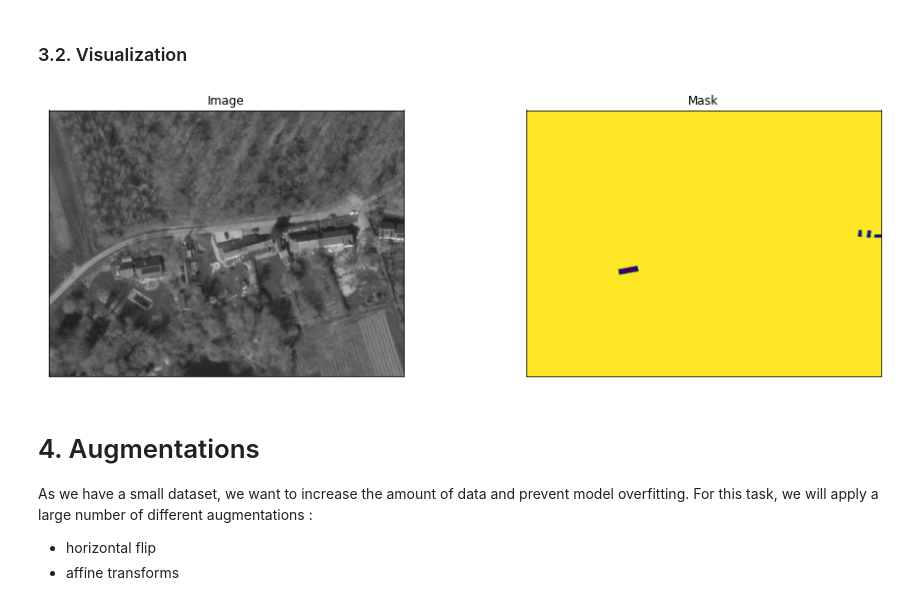
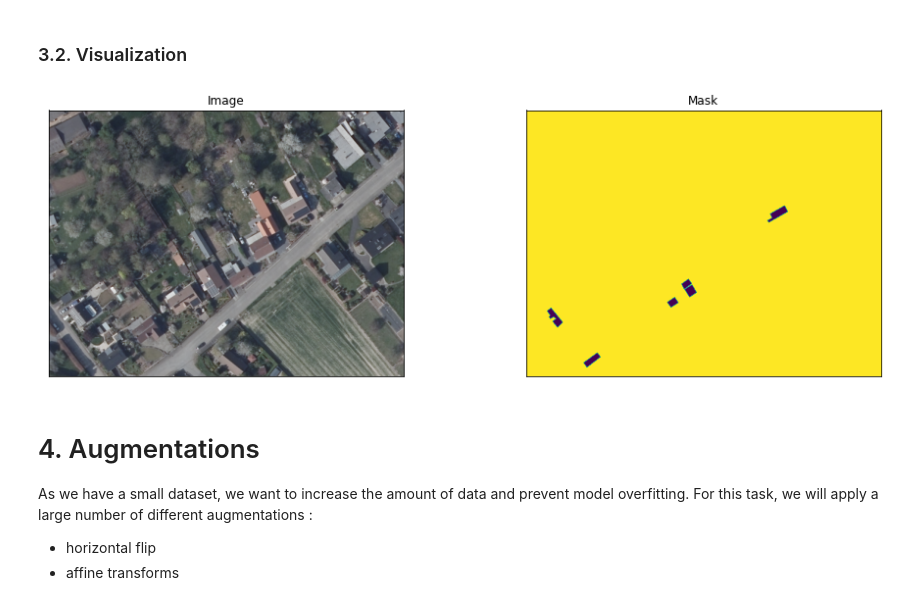
Before and after one commit to areisde/solar_panel_seg, a Jupyter notebook: Training.ipynb, the cells around one changed output. Saved outputs shown, nothing was run; the diff lists cells and outputs as text; code cells hidden in the pictures.

```diff
--- a/Training.ipynb
+++ b/Training.ipynb
@@ -45,14 +45,14 @@ y_valid_dir = os.path.join(DATA_DIR, 'valannot')
 # %%
 # Lets look at data we have
 dataset = Dataset(x_train_dir, y_train_dir, classes=['solar panel'])
 
-image, mask = dataset[2] # get some sample
+image, mask = dataset[5] # get some sample
 visualize(
     image=image,
     mask=mask.squeeze(),
 )
 # %% [output]
-[figure, old version]
+[figure, new version]
 # %% [markdown]
 # 4. Augmentations
 As we have a small dataset, we want to increase the amount of data and prevent model overfitting.
```
Also changed, not shown: parts of 3 cells of this notebook, 1 other file.
